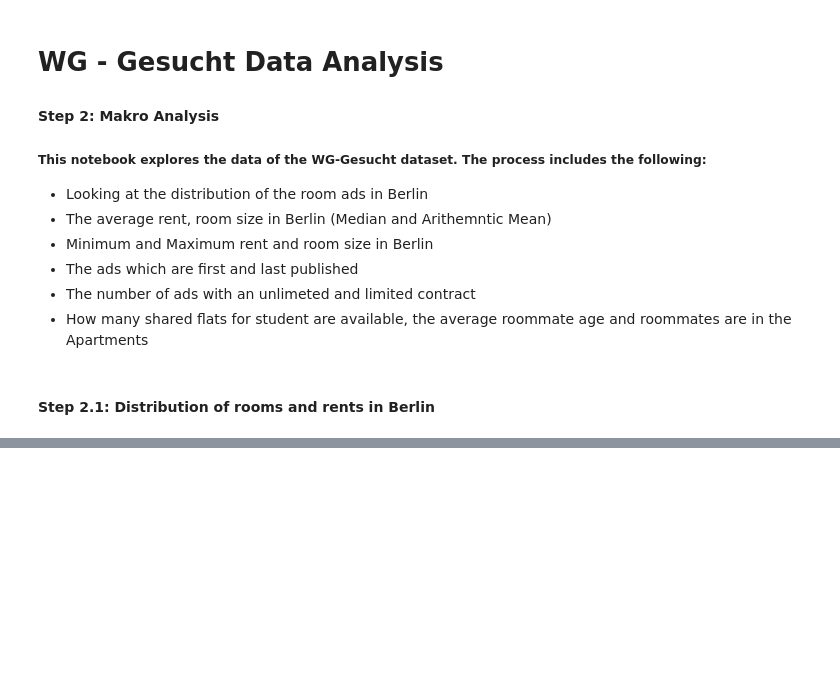
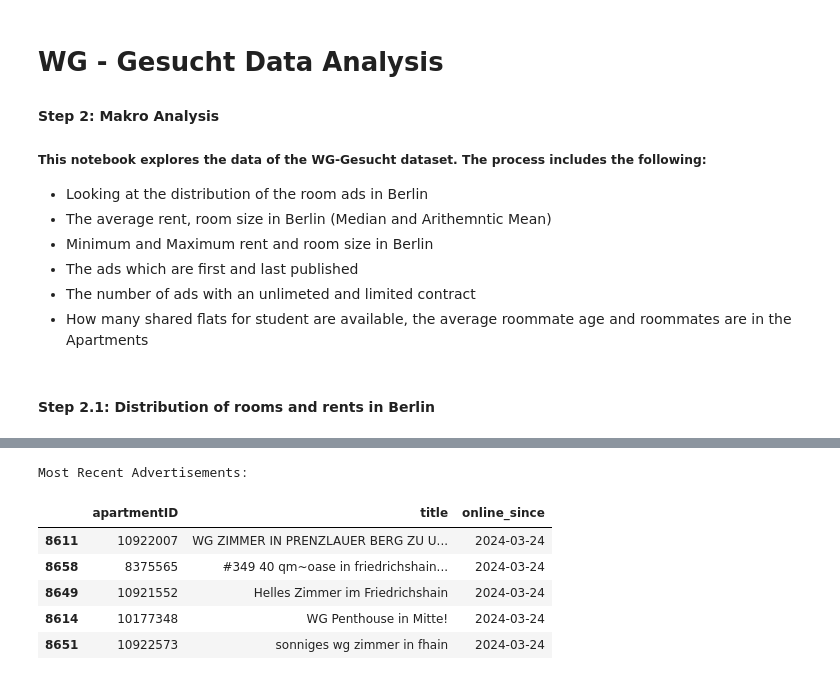
Before and after one commit to pascals00/WG-Gesucht, a Jupyter notebook: DataAnalysis/MakroAnalysis.ipynb, the cells around one changed output, grey strips where cells are left out. Drawn from its saved outputs; the diff is of its cells as text; code cells hidden in the pictures; blank space fills up the shorter version.

```diff
--- a/DataAnalysis/MakroAnalysis.ipynb
+++ b/DataAnalysis/MakroAnalysis.ipynb
@@ -47,0 +151,19 @@ df_overview_duration = df[['apartmentID', 'title', 'available_from', 'available_
+# %%
+# Assuming df is your DataFrame and the dates are in string format
+df_overview_duration['available_from'] = pd.to_datetime(df_overview_duration['available_from'], format='%d.%m.%Y')
+df_overview_duration['available_until'] = pd.to_datetime(df_overview_duration['available_until'], format='%d.%m.%Y', errors='coerce')  # 'errors=coerce' to handle any non-date values
+df_overview_duration['online_since'] = pd.to_datetime(df_overview_duration['online_since'], format='%Y-%m-%d')
+
+# Display the most recent advertisements
+df_sorted_by_recent_ads = df_overview_duration.sort_values(by='online_since', ascending=False)
+
+print("Most Recent Advertisements:")
+st.display_as_table(df_sorted_by_recent_ads[['apartmentID', 'title', 'online_since']].head())
+# %% [output]
+Most Recent Advertisements:
+|  | apartmentID | title | online_since |
+| 8611 | 10922007 | WG ZIMMER IN PRENZLAUER BERG ZU U... | 2024-03-24 |
+| 8658 | 8375565 | #349 40 qm~oase in friedrichshain... | 2024-03-24 |
+| 8649 | 10921552 | Helles Zimmer im Friedrichshain | 2024-03-24 |
+| 8614 | 10177348 | WG Penthouse in Mitte! | 2024-03-24 |
+| 8651 | 10922573 | sonniges wg zimmer in fhain | 2024-03-24 |
```
Also changed, not shown: parts of 27 cells of this notebook.
